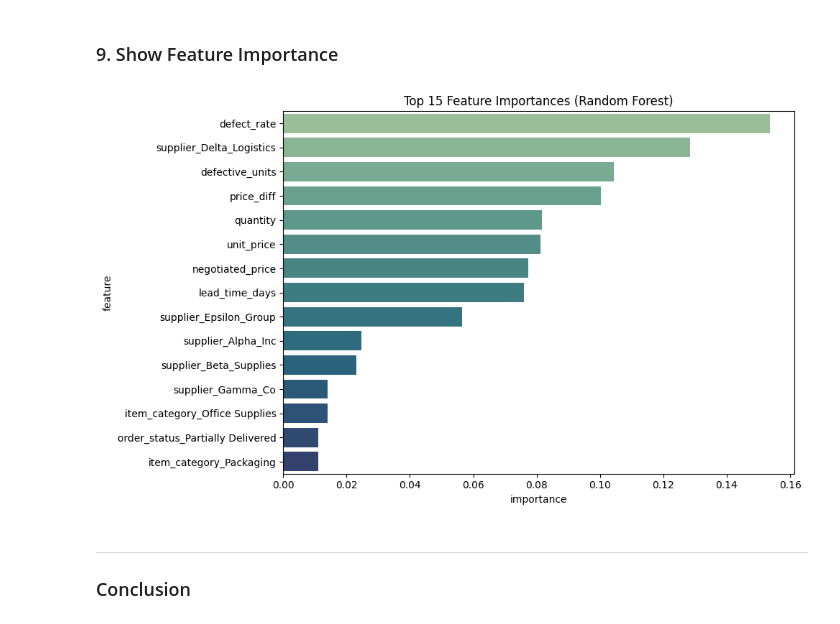
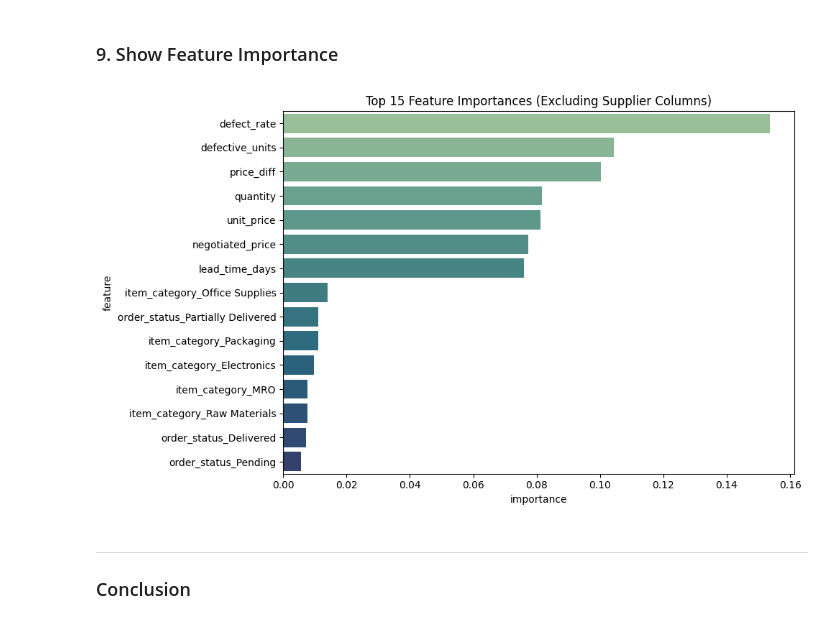
Before and after one commit to Bdowdle4/Dowdle_Analytics_Capstone, a Jupyter notebook: Notebooks/modeling.ipynb, the cells around one changed output. Cells and saved outputs as stored; diff of their text form; code cells hidden in the pictures.

```diff
--- a/Notebooks/modeling.ipynb
+++ b/Notebooks/modeling.ipynb
@@ -91,3 +78,10 @@ for train_idx, test_idx in split.split(df[categorical_cols + numeric_cols], df['
     y_test = df.iloc[test_idx]['compliance']
 # %% [markdown]
 ### 4. Train a Logistic Regression Model
+# %%
+# 5. Logistic Regression pipeline
+logreg_pipeline = Pipeline(steps=[
+    ('preprocessor', preprocessor),
+    ('classifier', LogisticRegression(max_iter=1000, random_state=42))
+])
+logreg_pipeline.fit(X_train, y_train)
@@ -94,10 +109,16 @@ for train_idx, test_idx in split.split(df[categorical_cols + numeric_cols], df['
 # %% [markdown]
 ### 5. Train a Random Forest Model
 # %%
-# Grid search
-grid = GridSearchCV(pipeline, param_grid, cv=5, scoring='f1')
-grid.fit(X_train, y_train)
-
-# Best model
-best_model = grid.best_estimator_
-print("Best Parameters:", grid.best_params_)
+# 4. Random Forest pipeline (from previous code)
+rf_pipeline = Pipeline(steps=[
+    ('preprocessor', preprocessor),
+    ('classifier', RandomForestClassifier(random_state=42))
+])
+rf_params = {
+    'classifier__n_estimators': [100],
+    'classifier__max_depth': [5],
+    'classifier__min_samples_split': [4]
+}
+rf_grid = GridSearchCV(rf_pipeline, rf_params, cv=5, scoring='f1')
+rf_grid.fit(X_train, y_train)
+rf_best = rf_grid.best_estimator_
@@ -151,38 +187,43 @@ plt.show()
 ### 9. Show Feature Importance
 # %%
 # Step 1: Extract trained classifier and preprocessor
-best_pipeline = grid.best_estimator_
+best_pipeline = rf_grid.best_estimator_
 classifier = best_pipeline.named_steps['classifier']
 preprocessor = best_pipeline.named_steps['preprocessor']
 
 # Step 2: Get feature names from preprocessor
 # Get numeric feature names
 numeric_features = numeric_cols
 
 # Get categorical feature names from OneHotEncoder
 ohe = preprocessor.named_transformers_['cat'].named_steps['onehot']
 categorical_features = ohe.get_feature_names_out(categorical_cols)
 
 # Combine all feature names
 all_features = list(numeric_features) + list(categorical_features)
 
 # Step 3: Get feature importances from Random Forest
 importances = classifier.feature_importances_
 
-# Step 4: Create and sort a DataFrame for plotting
+# Step 4: Create DataFrame
 importance_df = pd.DataFrame({
     'feature': all_features,
     'importance': importances
-}).sort_values(by='importance', ascending=False)
+})
 
-# Step 5: Plot
+# Step 5: Remove features that start with 'supplier'
+importance_df = importance_df[~importance_df['feature'].str.startswith('supplier')]
+
+# Step 6: Sort and Plot
+importance_df = importance_df.sort_values(by='importance', ascending=False)
+
 plt.figure(figsize=(10, 6))
 sns.barplot(data=importance_df.head(15), x='importance', y='feature', hue='feature', palette='crest', legend=False)
-plt.title("Top 15 Feature Importances (Random Forest)")
+plt.title("Top 15 Feature Importances (Excluding Supplier Columns)")
 plt.tight_layout()
 plt.show()
 # %% [output]
-[figure, old version]
+[figure, new version]
 # %% [markdown]
 ****
 ### Conclusion
```
Also changed, not shown: parts of 6 cells of this notebook.
